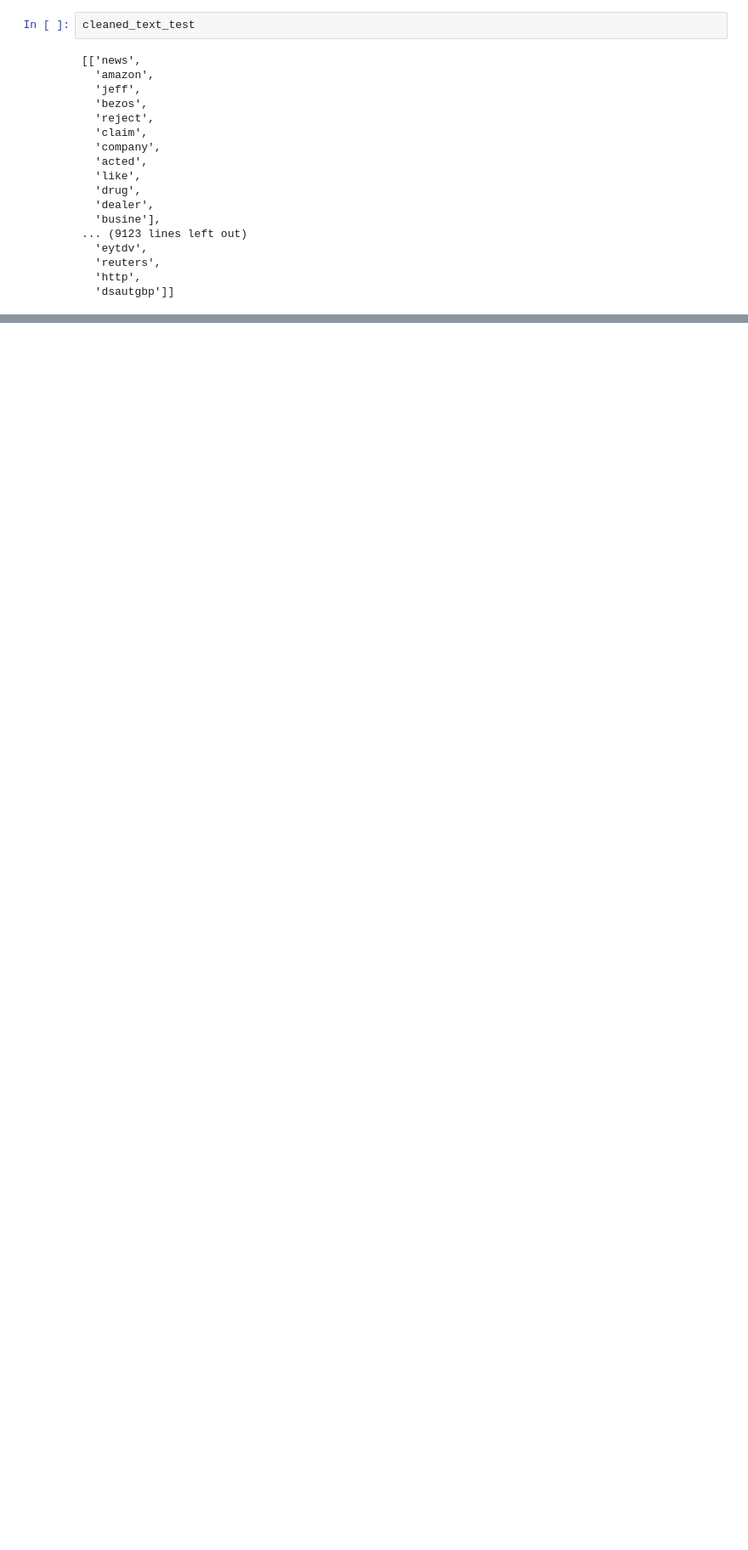
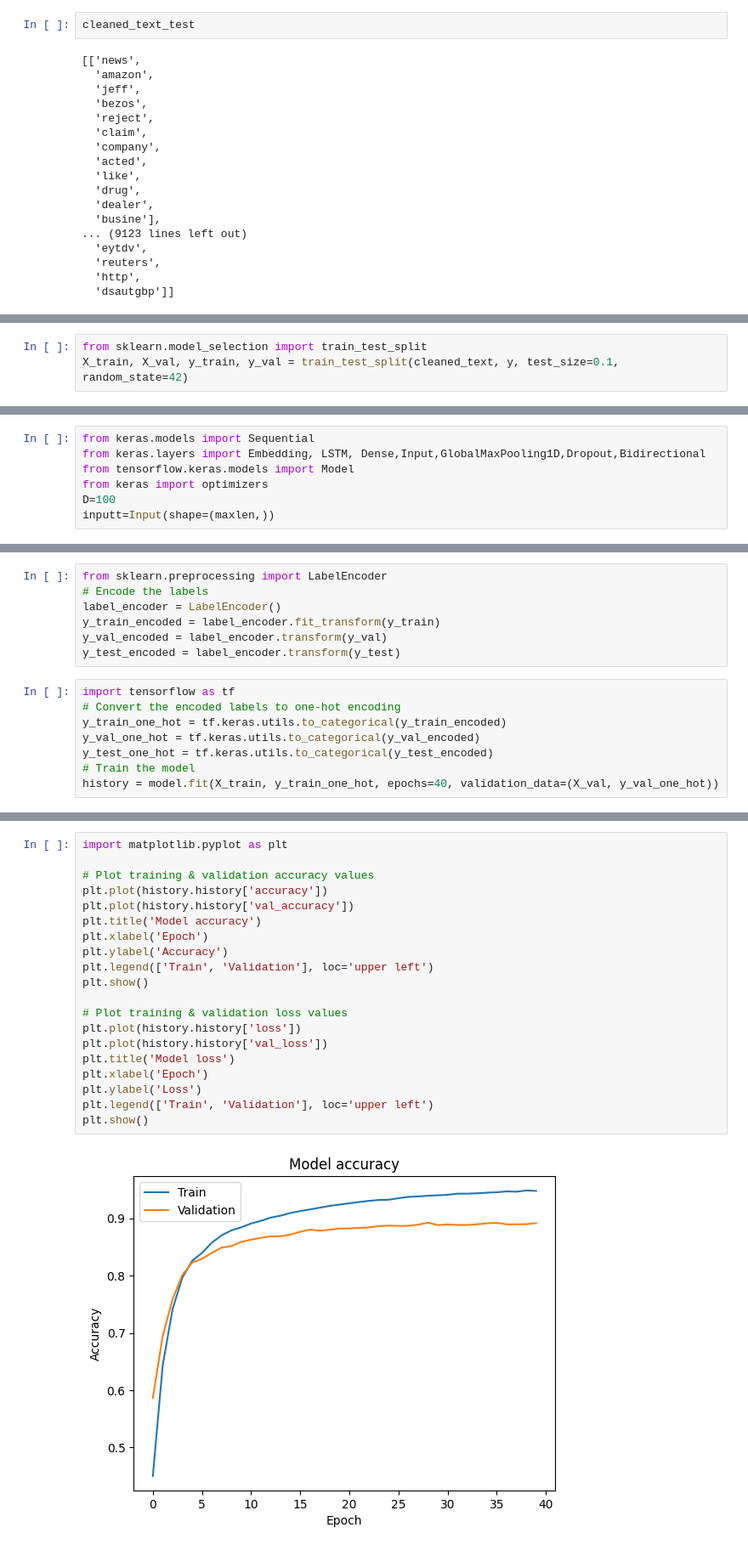
Before and after one commit to gpalaskas/Sentiment-analysis, a Jupyter notebook: sa_twitter.ipynb, the cells around one changed output, grey strips where cells are left out. Shown at 85% size. Saved outputs shown, nothing was run; the diff lists cells and outputs as text; blank space fills up the shorter version.

```diff
--- a/sa_twitter.ipynb
+++ b/sa_twitter.ipynb
@@ -381,0 +400,3 @@ cleaned_text_test
+# %%
+from sklearn.model_selection import train_test_split
+X_train, X_val, y_train, y_val = train_test_split(cleaned_text, y, test_size=0.1, random_state=42)
@@ -381,0 +527,7 @@ cleaned_text_test
+# %%
+from keras.models import Sequential
+from keras.layers import Embedding, LSTM, Dense,Input,GlobalMaxPooling1D,Dropout,Bidirectional
+from tensorflow.keras.models import Model
+from keras import optimizers
+D=100
+inputt=Input(shape=(maxlen,))
@@ -381,0 +549,15 @@ cleaned_text_test
+# %%
+from sklearn.preprocessing import LabelEncoder
+# Encode the labels
+label_encoder = LabelEncoder()
+y_train_encoded = label_encoder.fit_transform(y_train)
+y_val_encoded = label_encoder.transform(y_val)
+y_test_encoded = label_encoder.transform(y_test)
+# %%
+import tensorflow as tf
+# Convert the encoded labels to one-hot encoding
+y_train_one_hot = tf.keras.utils.to_categorical(y_train_encoded)
+y_val_one_hot = tf.keras.utils.to_categorical(y_val_encoded)
+y_test_one_hot = tf.keras.utils.to_categorical(y_test_encoded)
+# Train the model
+history = model.fit(X_train, y_train_one_hot, epochs=40, validation_data=(X_val, y_val_one_hot))
@@ -381,0 +582,22 @@ cleaned_text_test
+# %%
+import matplotlib.pyplot as plt
+
+# Plot training & validation accuracy values
+plt.plot(history.history['accuracy'])
+plt.plot(history.history['val_accuracy'])
+plt.title('Model accuracy')
+plt.xlabel('Epoch')
+plt.ylabel('Accuracy')
+plt.legend(['Train', 'Validation'], loc='upper left')
+plt.show()
+
+# Plot training & validation loss values
+plt.plot(history.history['loss'])
+plt.plot(history.history['val_loss'])
+plt.title('Model loss')
+plt.xlabel('Epoch')
+plt.ylabel('Loss')
+plt.legend(['Train', 'Validation'], loc='upper left')
+plt.show()
+# %% [output]
+[figure, added]
```
Also changed, not shown: parts of 21 cells of this notebook.
